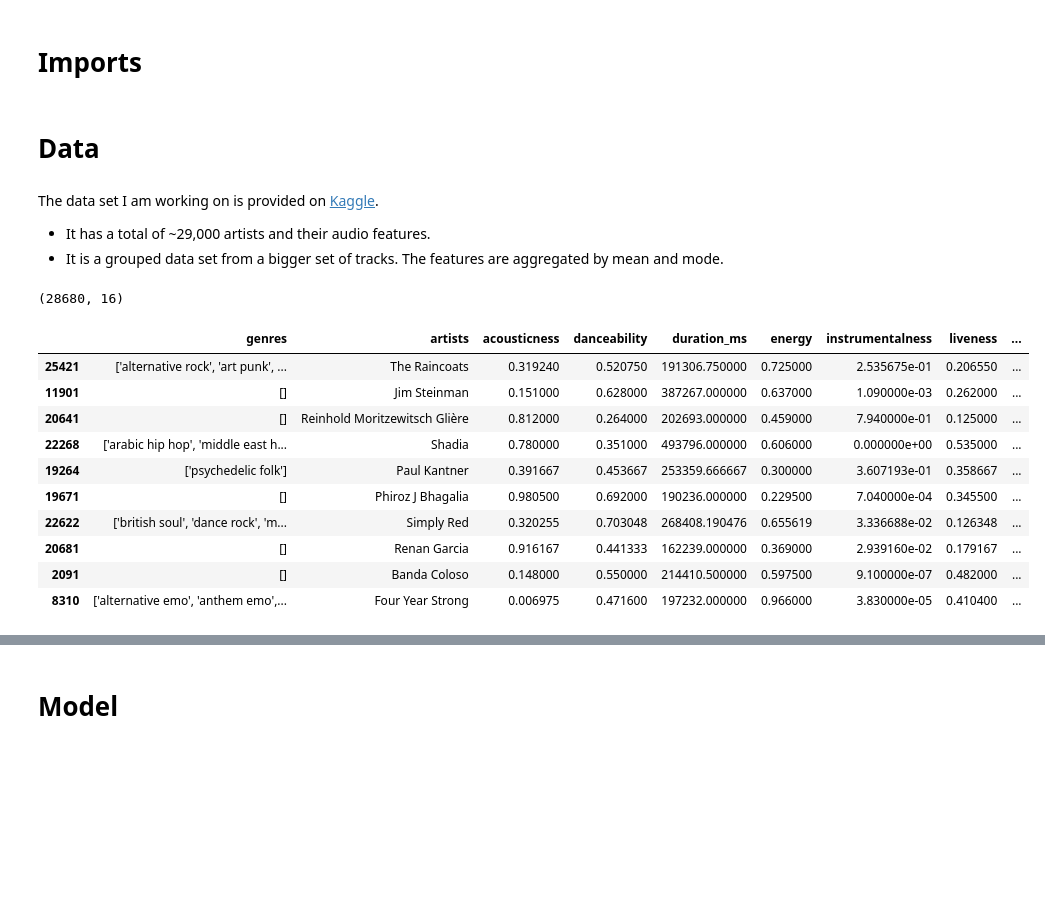
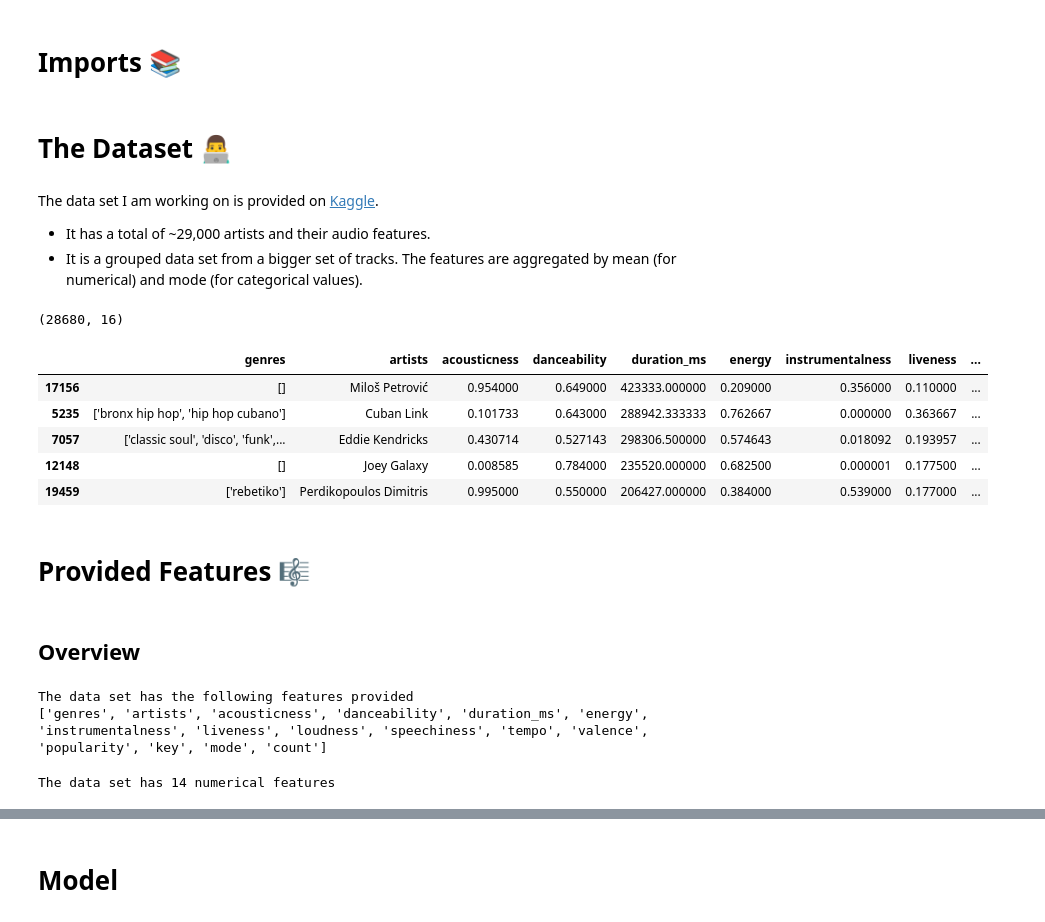
Before and after one commit to moritzgeiger/artist_recommender, a Jupyter notebook: notebooks/Artist_recommender.ipynb, the cells around one changed output, grey strips where cells are left out. Drawn from its saved outputs; the diff is of its cells as text; code cells hidden in the pictures; blank space fills up the shorter version.

```diff
--- a/notebooks/Artist_recommender.ipynb
+++ b/notebooks/Artist_recommender.ipynb
@@ -3,3 +3,3 @@
 # %% [markdown]
-# Imports
+# Imports 📚
 # %%
@@ -7,26 +15,22 @@ import pandas as pd
 from sklearn.neighbors import KNeighborsRegressor
 # %% [markdown]
-# Data
+# The Dataset 👨‍💻
 # %% [markdown]
 The data set I am working on is provided on [Kaggle](https://www.kaggle.com/yamaerenay/spotify-dataset-19212020-160k-tracks?select=data_by_artist_o.csv).<br>
 - It has a total of ~29,000 artists and their audio features.
-- It is a grouped data set from a bigger set of tracks. The features are aggregated by mean and mode.
+- It is a grouped data set from a bigger set of tracks. The features are aggregated by mean (for numerical) and mode (for categorical values).
 # %%
-df = pd.read_csv('raw_data/data_by_artist_o.csv')
+df = pd.read_csv('../raw_data/data_by_artist_o.csv')
 df.shape
 # %% [output]
 (28680, 16)
 # %%
-df.sample(10)
+# a glance at the data set
+df.sample(5)
 # %% [output]
 |  | genres | artists | acousticness | danceability | duration_ms | energy | instrumentalness | liveness | ... |
-| 25421 | ['alternative rock', 'art punk', ... | The Raincoats | 0.319240 | 0.520750 | 191306.750000 | 0.725000 | 2.535675e-01 | 0.206550 | ... |
-| 11901 | [] | Jim Steinman | 0.151000 | 0.628000 | 387267.000000 | 0.637000 | 1.090000e-03 | 0.262000 | ... |
-| 20641 | [] | Reinhold Moritzewitsch Glière | 0.812000 | 0.264000 | 202693.000000 | 0.459000 | 7.940000e-01 | 0.125000 | ... |
-| 22268 | ['arabic hip hop', 'middle east h... | Shadia | 0.780000 | 0.351000 | 493796.000000 | 0.606000 | 0.000000e+00 | 0.535000 | ... |
-| 19264 | ['psychedelic folk'] | Paul Kantner | 0.391667 | 0.453667 | 253359.666667 | 0.300000 | 3.607193e-01 | 0.358667 | ... |
-| 19671 | [] | Phiroz J Bhagalia | 0.980500 | 0.692000 | 190236.000000 | 0.229500 | 7.040000e-04 | 0.345500 | ... |
-| 22622 | ['british soul', 'dance rock', 'm... | Simply Red | 0.320255 | 0.703048 | 268408.190476 | 0.655619 | 3.336688e-02 | 0.126348 | ... |
-| 20681 | [] | Renan Garcia | 0.916167 | 0.441333 | 162239.000000 | 0.369000 | 2.939160e-02 | 0.179167 | ... |
-| 2091 | [] | Banda Coloso | 0.148000 | 0.550000 | 214410.500000 | 0.597500 | 9.100000e-07 | 0.482000 | ... |
-| 8310 | ['alternative emo', 'anthem emo',... | Four Year Strong | 0.006975 | 0.471600 | 197232.000000 | 0.966000 | 3.830000e-05 | 0.410400 | ... |
+| 17156 | [] | Miloš Petrović | 0.954000 | 0.649000 | 423333.000000 | 0.209000 | 0.356000 | 0.110000 | ... |
+| 5235 | ['bronx hip hop', 'hip hop cubano'] | Cuban Link | 0.101733 | 0.643000 | 288942.333333 | 0.762667 | 0.000000 | 0.363667 | ... |
+| 7057 | ['classic soul', 'disco', 'funk',... | Eddie Kendricks | 0.430714 | 0.527143 | 298306.500000 | 0.574643 | 0.018092 | 0.193957 | ... |
+| 12148 | [] | Joey Galaxy | 0.008585 | 0.784000 | 235520.000000 | 0.682500 | 0.000001 | 0.177500 | ... |
+| 19459 | ['rebetiko'] | Perdikopoulos Dimitris | 0.995000 | 0.550000 | 206427.000000 | 0.384000 | 0.539000 | 0.177000 | ... |
@@ -38,0 +37,13 @@ df.sample(10)
+# %% [markdown]
+# Provided Features 🎼
+# %% [markdown]
+## Overview
+# %%
+print(f'The data set has the following features provided \n{list(df.columns)}')
+# %% [output]
+The data set has the following features provided
+['genres', 'artists', 'acousticness', 'danceability', 'duration_ms', 'energy', 'instrumentalness', 'liveness', 'loudness', 'speechiness', 'tempo', 'valence', 'popularity', 'key', 'mode', 'count']
+# %%
+print(f'The data set has {(df.dtypes != "object").sum()} numerical features')
+# %% [output]
+The data set has 14 numerical features
```
Also changed, not shown: parts of 40 cells of this notebook.
